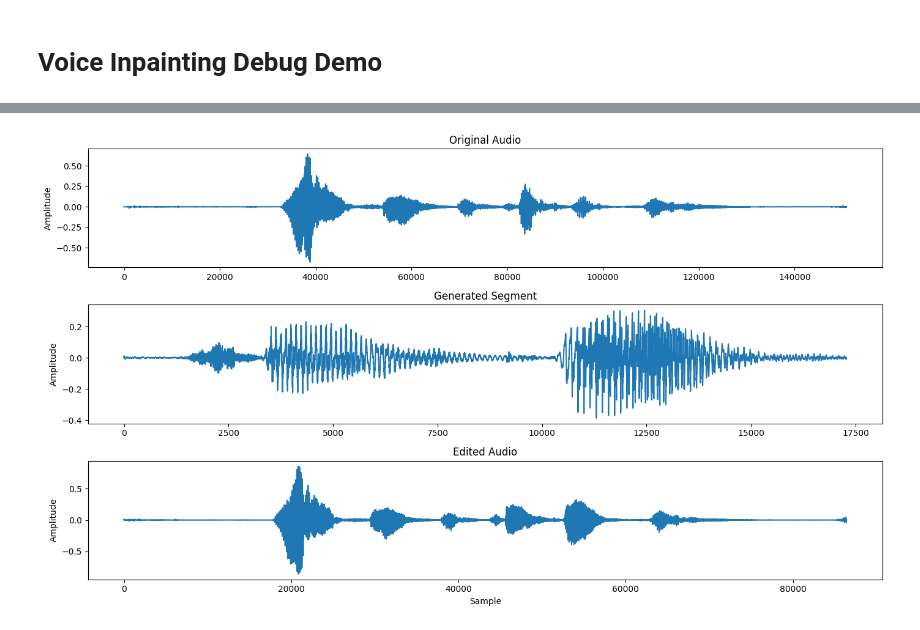
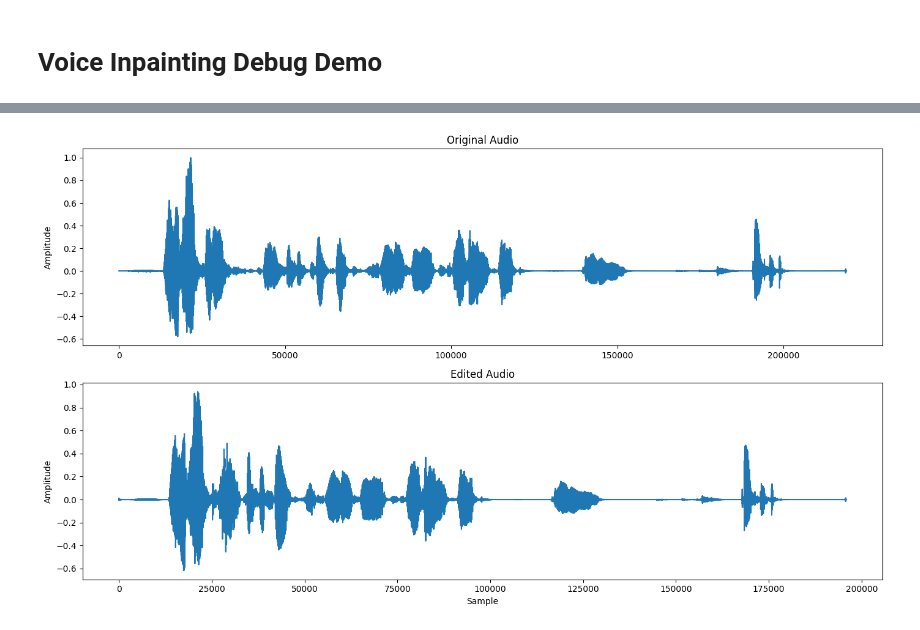
Before and after one commit to seitzquest/voice-inpainting, a Jupyter notebook: debugging.ipynb, the cells around one changed output, grey strips where cells are left out. Saved outputs shown, nothing was run; the diff lists cells and outputs as text; code cells hidden in the pictures.

Commit message:
Integrated fusion

```diff
--- a/debugging.ipynb
+++ b/debugging.ipynb
@@ -394,0 +153,34 @@ Final duration: 3.60 seconds
+# %%
+edit_operations[0].end_token_idx=27
+# %%
+temperature=0.7
+topk=25
+
+# Step 3: Perform integrated inpainting
+logger.info("Performing integrated voice inpainting...")
+inpainting = IntegratedVoiceInpainting(device=device)
+
+with torch.inference_mode():
+    if len(edit_operations) == 1:
+        # Process single edit
+        inpainted_tokens, final_audio, final_sr = inpainting.inpaint(
+            tokenized_audio,
+            edit_operations[0],
+            temperature=temperature,
+            topk=topk
+        )
+    else:
+        # Process multiple edits
+        inpainted_tokens, final_audio, final_sr = inpainting.batch_inpaint(
+            tokenized_audio,
+            edit_operations,
+            temperature=temperature,
+            topk=topk
+        )
+
+    elapsed_time = time.time() - start_time
+    logger.info(
+        f"Voice inpainting completed successfully in {elapsed_time:.2f} seconds"
+    )
+
+display(Audio(final_audio, rate=final_sr))
@@ -395,28 +215,21 @@ Final duration: 3.60 seconds
 # %%
 # Plot waveforms for comparison
 plt.figure(figsize=(14, 8))
 
 # Original audio
-plt.subplot(3, 1, 1)
+plt.subplot(2, 1, 1)
 plt.plot(waveform[0].numpy())
 plt.title("Original Audio")
 plt.ylabel("Amplitude")
 
 # Edited audio
-plt.subplot(3, 1, 3)
+plt.subplot(2, 1, 2)
 plt.plot(final_audio.numpy())
 plt.title("Edited Audio")
 plt.xlabel("Sample")
 plt.ylabel("Amplitude")
 
-# Generated segment
-if os.path.exists(gen_path):
-    plt.subplot(3, 1, 2)
-    plt.plot(gen_waveform[0].numpy())
-    plt.title("Generated Segment")
-    plt.ylabel("Amplitude")
-
 plt.tight_layout()
 plt.show()
 # %% [output]
-[figure, old version]
+[figure, new version]
```
Also changed, not shown: parts of 15 cells of this notebook, 7 other files.
